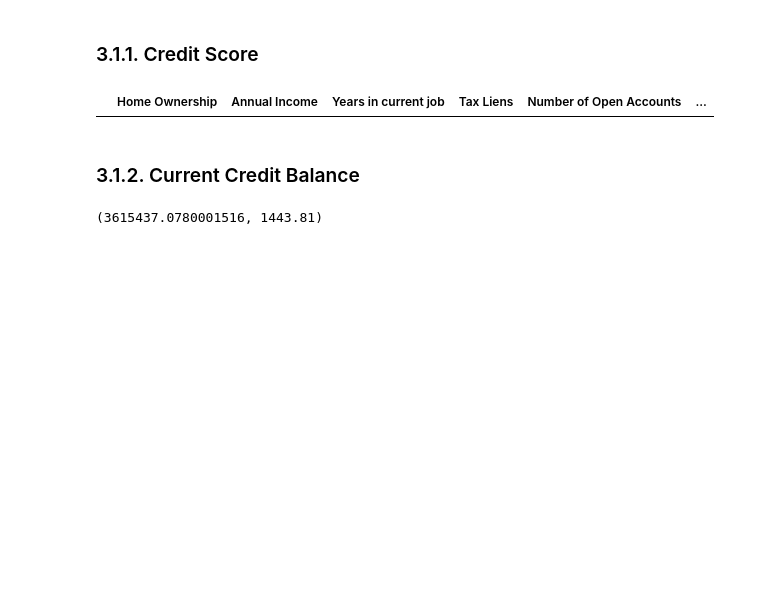
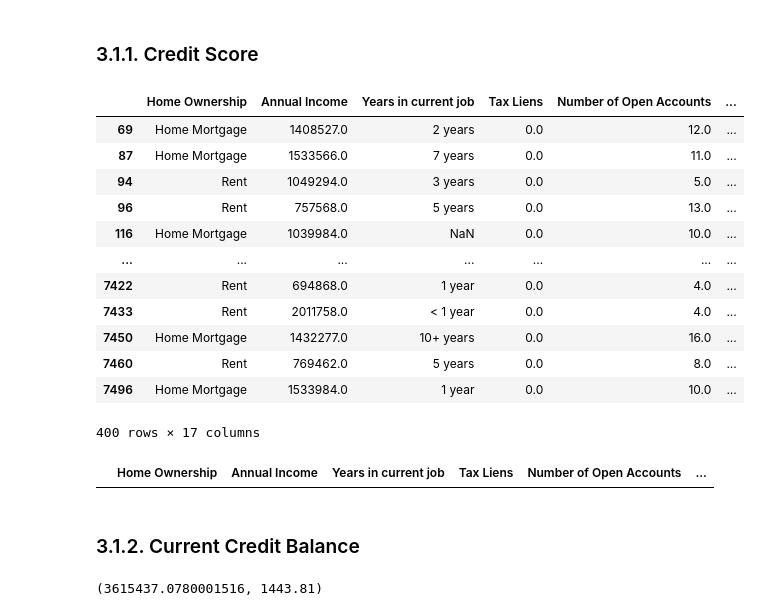
Before and after one commit to VitaliyDenisov/DS_LIB_PY, a Jupyter notebook: CreditDefault.ipynb, the cells around one changed output. Drawn from its saved outputs; the diff is of its cells as text; code cells hidden in the pictures; blank space fills up the shorter version.

```diff
--- a/CreditDefault.ipynb
+++ b/CreditDefault.ipynb
@@ -273,6 +273,22 @@ train_df.describe()
 | max | 1.014934e+07 | 7.000000 | 43.000000 | 57.700000 | 1.304726e+09 | ... |
 # %% [markdown]
 ### 3.1.1. Credit Score <a class='anchor' id='credit_score'>
+# %%
+train_df.loc[train_df['Credit Score'] > 2000]
+# %% [output]
+|  | Home Ownership | Annual Income | Years in current job | Tax Liens | Number of Open Accounts | ... |
+| 69 | Home Mortgage | 1408527.0 | 2 years | 0.0 | 12.0 | ... |
+| 87 | Home Mortgage | 1533566.0 | 7 years | 0.0 | 11.0 | ... |
+| 94 | Rent | 1049294.0 | 3 years | 0.0 | 5.0 | ... |
+| 96 | Rent | 757568.0 | 5 years | 0.0 | 13.0 | ... |
+| 116 | Home Mortgage | 1039984.0 | NaN | 0.0 | 10.0 | ... |
+| ... | ... | ... | ... | ... | ... | ... |
+| 7422 | Rent | 694868.0 | 1 year | 0.0 | 4.0 | ... |
+| 7433 | Rent | 2011758.0 | < 1 year | 0.0 | 4.0 | ... |
+| 7450 | Home Mortgage | 1432277.0 | 10+ years | 0.0 | 16.0 | ... |
+| 7460 | Rent | 769462.0 | 5 years | 0.0 | 8.0 | ... |
+| 7496 | Home Mortgage | 1533984.0 | 1 year | 0.0 | 10.0 | ... |
+400 rows × 17 columns
 # %%
 # замена выбросов на значение в 10 раз меньше
 train_df.loc[train_df['Credit Score'] > 2000, 'Credit Score'] = train_df['Credit Score'] * 0.1
```
Also changed, not shown: parts of 25 cells of this notebook.
